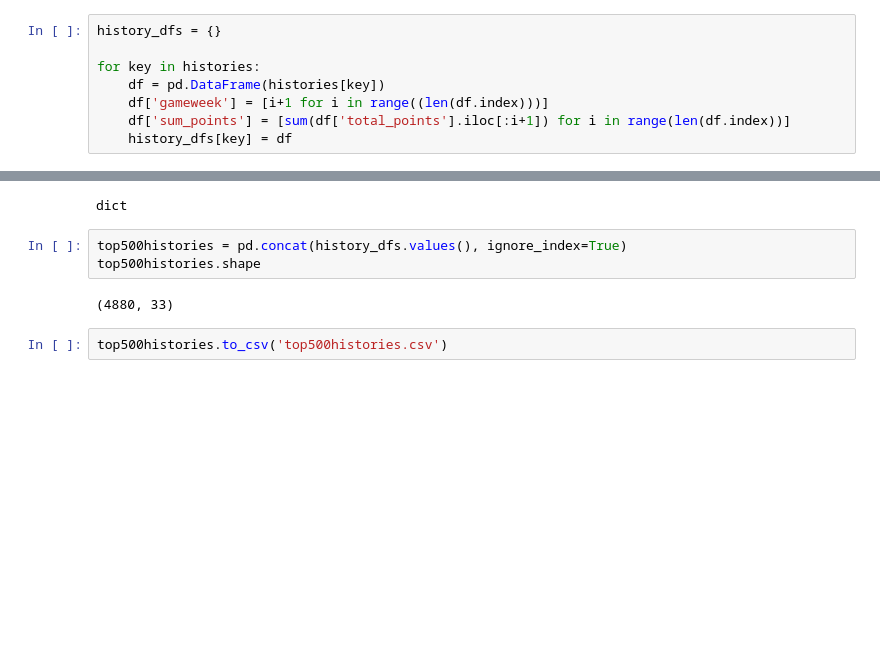
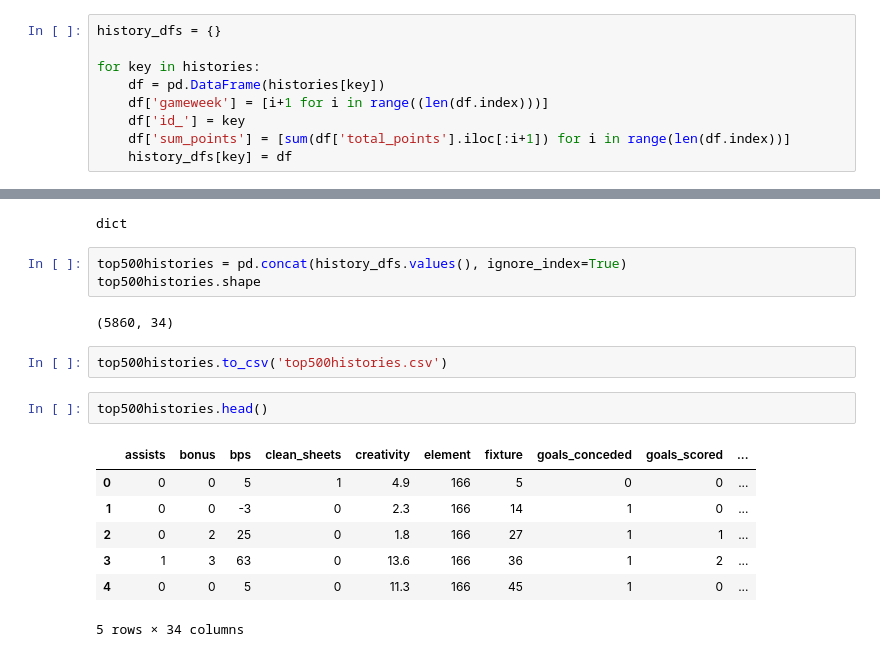
Before and after one commit to coopercunliffe/Springboard, a Jupyter notebook: fpl_stuff/top500histories_to_csv.ipynb, the cells around one changed output, grey strips where cells are left out. Cells and saved outputs as stored; diff of their text form; blank space fills up the shorter version.

```diff
--- a/fpl_stuff/top500histories_to_csv.ipynb
+++ b/fpl_stuff/top500histories_to_csv.ipynb
@@ -35,6 +35,7 @@ history_dfs = {}
 for key in histories:
     df = pd.DataFrame(histories[key])
     df['gameweek'] = [i+1 for i in range((len(df.index)))]
+    df['id_'] = key
     df['sum_points'] = [sum(df['total_points'].iloc[:i+1]) for i in range(len(df.index))]
     history_dfs[key] = df
 # %%
@@ -45,6 +46,16 @@ dict
 top500histories = pd.concat(history_dfs.values(), ignore_index=True)
 top500histories.shape
 # %% [output]
-(4880, 33)
+(5860, 34)
 # %%
 top500histories.to_csv('top500histories.csv')
+# %%
+top500histories.head()
+# %% [output]
+|  | assists | bonus | bps | clean_sheets | creativity | element | fixture | goals_conceded | goals_scored | ... |
+| 0 | 0 | 0 | 5 | 1 | 4.9 | 166 | 5 | 0 | 0 | ... |
+| 1 | 0 | 0 | -3 | 0 | 2.3 | 166 | 14 | 1 | 0 | ... |
+| 2 | 0 | 2 | 25 | 0 | 1.8 | 166 | 27 | 1 | 1 | ... |
+| 3 | 1 | 3 | 63 | 0 | 13.6 | 166 | 36 | 1 | 2 | ... |
+| 4 | 0 | 0 | 5 | 0 | 11.3 | 166 | 45 | 1 | 0 | ... |
+5 rows × 34 columns
```
Also changed, not shown: parts of 2 cells of this notebook, 5 other files.
